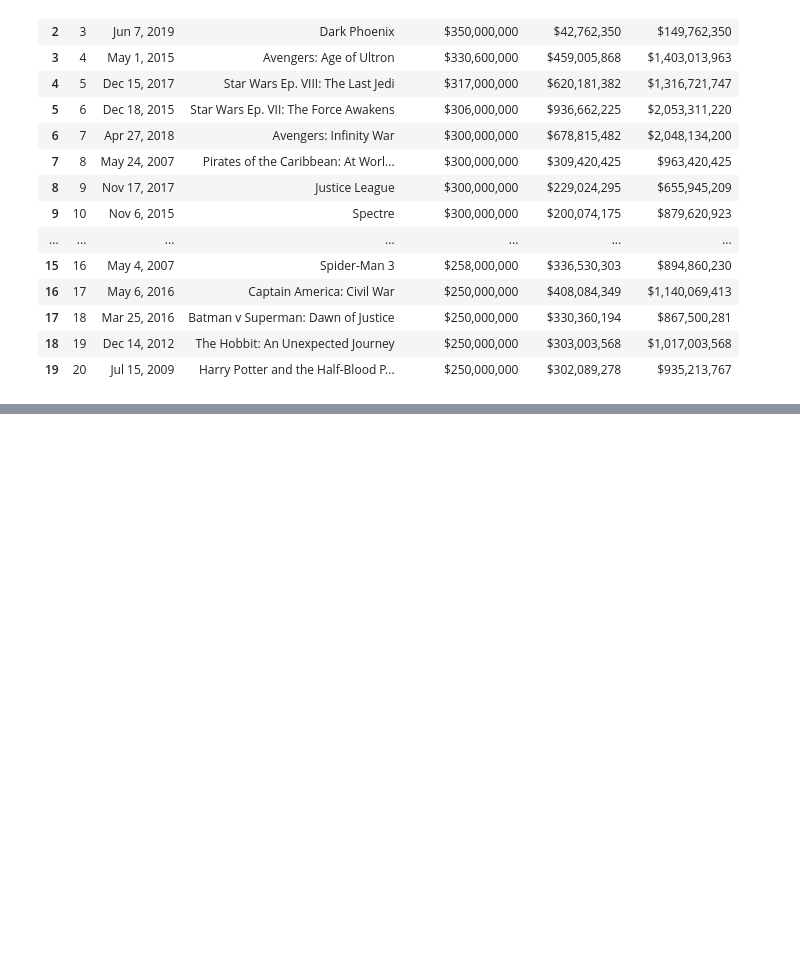
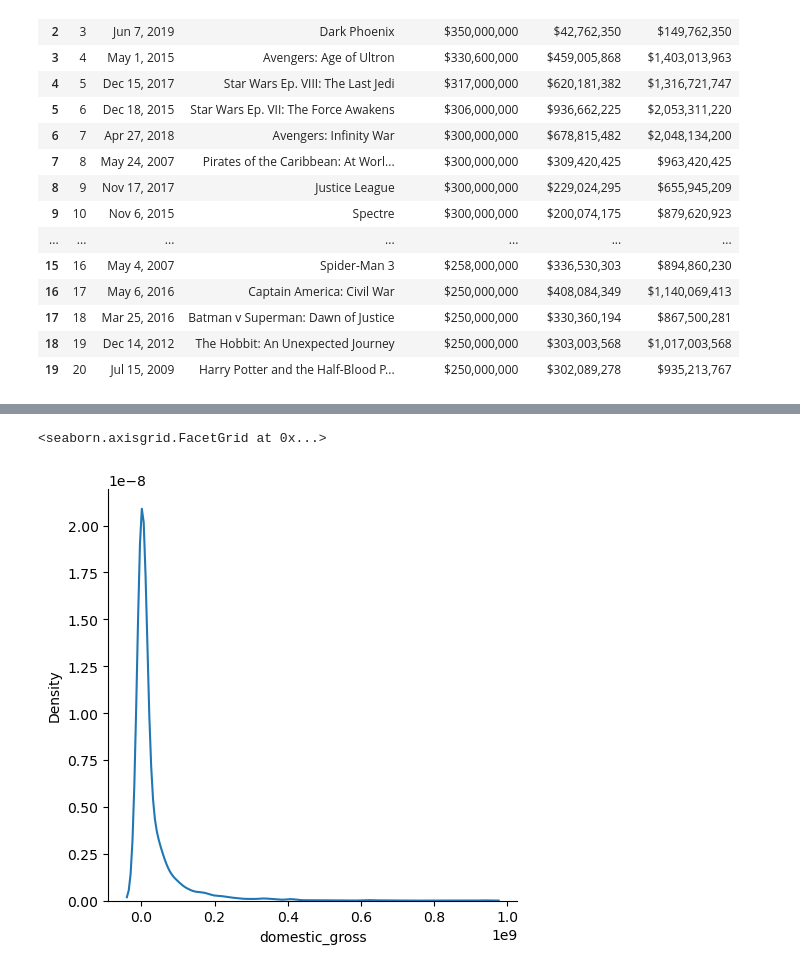
Before and after one commit to gkipkirui1/DSC_PT08P2_Phase_2_Project_Grp_1_Final, a Jupyter notebook: Index.ipynb, the cells around one changed output, grey strips where cells are left out. Saved outputs shown, nothing was run; the diff lists cells and outputs as text; code cells hidden in the pictures; blank space fills up the shorter version.

```diff
--- a/Index.ipynb
+++ b/Index.ipynb
@@ -77,0 +668,5 @@ df_1.head(20)
+# %%
+sns.displot(cleaned_movie_gross, x="domestic_gross", kind="kde")
+# %% [output]
+<seaborn.axisgrid.FacetGrid at 0x...>
+[figure, added]
```
Also changed, not shown: parts of 77 cells of this notebook, 4 other files.
